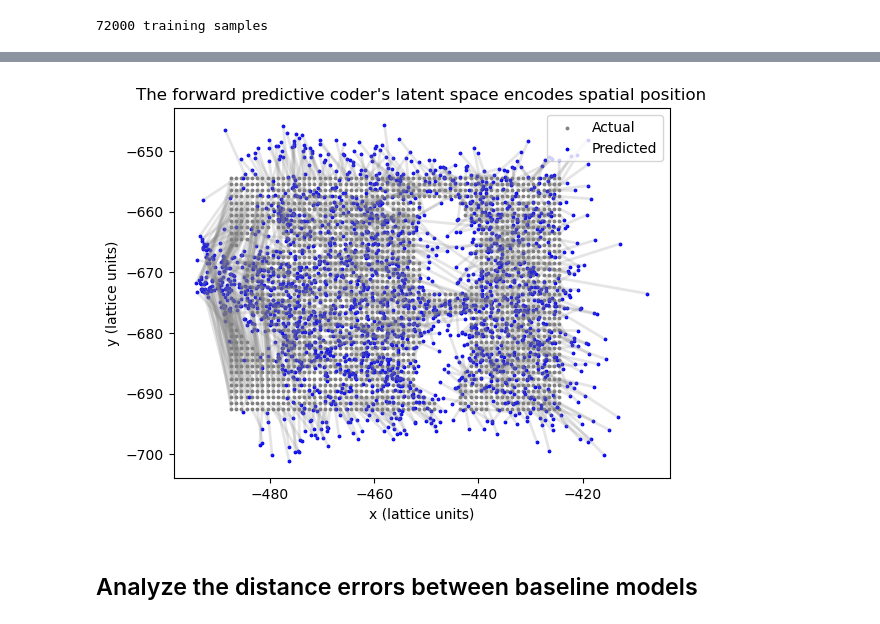
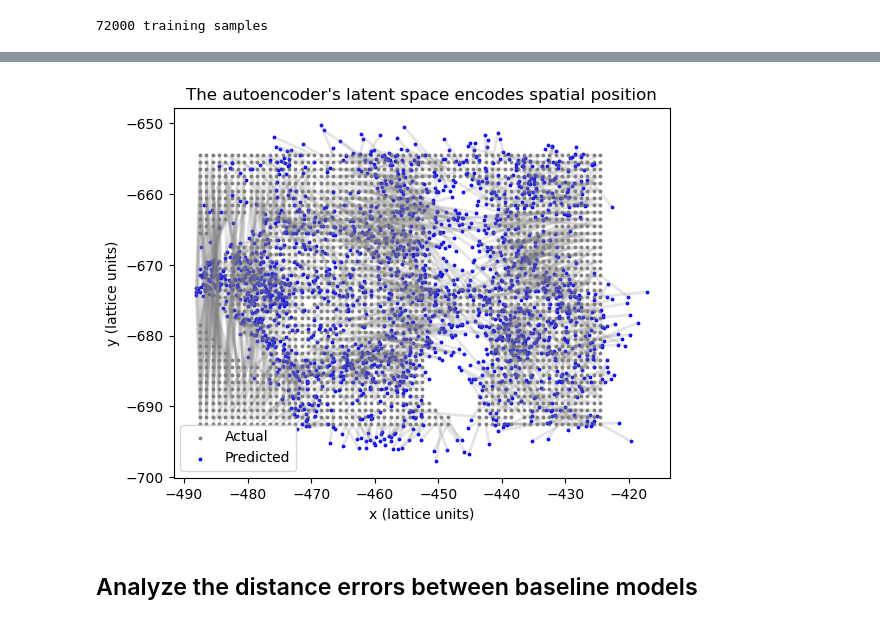
Before and after one commit to mx60s/predictive-coding-thesis, a Jupyter notebook: src/TestingTrainingModel-Copy1.ipynb, the cells around one changed output, grey strips where cells are left out. Saved outputs shown, nothing was run; the diff lists cells and outputs as text; code cells hidden in the pictures.

```diff
--- a/src/TestingTrainingModel-Copy1.ipynb
+++ b/src/TestingTrainingModel-Copy1.ipynb
@@ -126,12 +124,11 @@ transform = torchvision.transforms.Compose([
 ])
 
 dataset = CoordinateDataset(source_directory=data_dir, transform=transform)
-# lol whyyyyy is it 72k examples
 
 train_ratio = math.floor(len(dataset) * 0.9)
 train_data, test_data = random_split(dataset, [train_ratio, len(dataset) - train_ratio])
 print(f'{train_ratio} training samples')
-batch_size = 10
+batch_size = 128
 # does it matter in this instance if you shuffle? I think you can get away with it
 train_loader = DataLoader(train_data, batch_size=batch_size, shuffle=True, num_workers=2, collate_fn=normalize_coords)
 test_loader = DataLoader(test_data, batch_size=batch_size, shuffle=True, num_workers=2, collate_fn=normalize_coords)
@@ -173,7 +168,7 @@ tensor([-480.5000, -692.5000])
 # Set up the model, which takes as input my trained predictive coder encoder and attn
 device = 'cuda:1' if torch.cuda.is_available() else "cpu"
 
-model = LocationPredictor(latent_model, input_dim=128, hidden_dim=256)
+model = LocationPredictor(latent_model, input_dim=128, hidden_dim=200)
 model.to(device)
 
 num_epochs = 5
@@ -185,9 +180,14 @@ weight_decay = 0.0001
 loss_fn = torch.nn.MSELoss()
 optimizer = torch.optim.SGD(model.parameters(), lr=learning_rate, momentum=0.9, weight_decay=weight_decay)
 # %%
-model.eval()
-with torch.no_grad():
-    pred = model(x.to(device))
+from torch.autograd import profiler
 
-print(pred)
+x = x.to(device)
+print(x.shape)
+
+with profiler.profile(use_cuda=torch.cuda.is_available()) as prof:
+    with profiler.record_function("model_inference"):
+        model(x)
+
+print(prof.key_averages().table(sort_by="cuda_time_total" if torch.cuda.is_available() else "cpu_time_total"))
 # %% [output]
@@ -204,7 +214,7 @@ tensor([[ 0.0071, -0.0651],
 # %%
-train_losses_file = 'logs/pred-loc-faceforward-200-ep-causal-2.txt'
-test_losses_file = 'logs/pred-loc-faceforward-200-ep-causal-2.txt'
-loc_predictor_file = 'model_files/faceforward_88143_samples-200ep-causal_predictor.pt'
+train_losses_file = 'logs/autoencoder-facenorth_72000_samples-50ep_predictor_retry.txt'
+test_losses_file = 'logs/autoencoder-facenorth_72000_samples-50ep_predictor_retry.txt'
+loc_predictor_file = 'model_files/autoencoder-facenorth_72000_samples-50ep_predictor_retry.pt'
 
 train_losses = []
 test_losses = []
@@ -385,7 +397,7 @@ f.close()
 import matplotlib.pyplot as plt
 import numpy as np
 
-f = open("logs/north_locs.pkl", "rb")
+f = open("logs/autoencoder_north_locs.pkl", "rb")
 average_predictions = pickle.load(f)
 
 # Assuming we have two sets of data points, one for actual (ground truth) and one for predicted
@@ -401,35 +413,35 @@ predicted_x = np.array([pos[0] for pos in average_predictions.values()])
 predicted_y = np.array([pos[1] for pos in average_predictions.values()])
 
 # Calculate errors (distance) between actual and predicted points
 errors_x = predicted_x - actual_x
 errors_y = predicted_y - actual_y
 errors = np.sqrt(errors_x**2 + errors_y**2)
 
 # Create the figure and the axis
 fig, ax = plt.subplots()
 
 # Plot actual points
 ax.scatter(actual_x, actual_y, s=3, color='gray', label='Actual')
 
 # Plot predicted points
 ax.scatter(predicted_x, predicted_y, s=3, color='blue', label='Predicted')
 
 # Plot error lines
 for i in range(len(actual_x)):
     ax.plot([actual_x[i], predicted_x[i]], [actual_y[i], predicted_y[i]], color='gray', linewidth=2, alpha=0.2)
 
 # Set labels and title
 ax.set_xlabel('x (lattice units)')
 ax.set_ylabel('y (lattice units)')
-ax.set_title('The forward predictive coder\'s latent space encodes spatial position')
+ax.set_title('The autoencoder\'s latent space encodes spatial position')
 
 # Add legend
 ax.legend()
 
 # Show the plot
 plt.show()
 # %% [output]
-[figure, old version]
+[figure, new version]
 # %%
 # I actually think it's spreading them out maybe because with the outer points, there's not a lot of confusion
 # %% [markdown]
```
Also changed, not shown: parts of 15 cells of this notebook, 9 other files.
